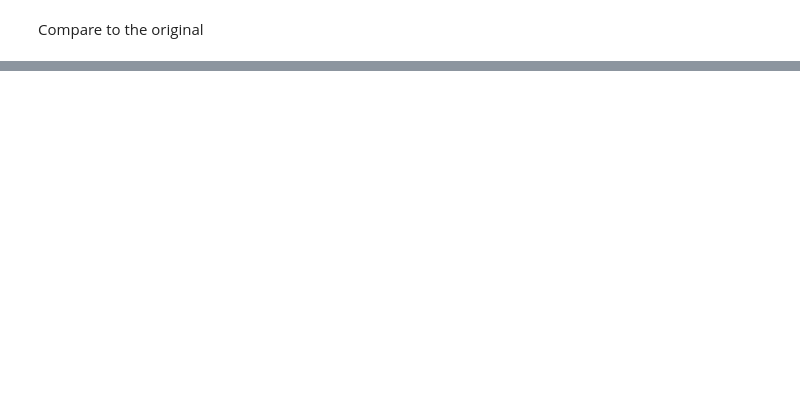
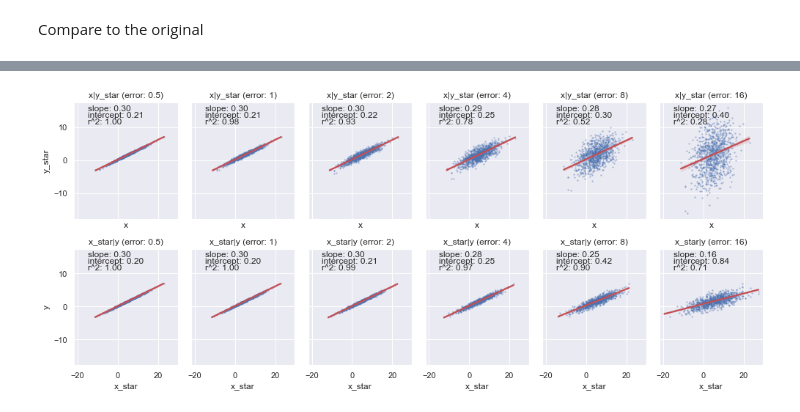
Before and after one commit to ciyer/intro-data-viz, a Jupyter notebook: sundry/Regression-Measurement-Error.ipynb, the cells around one changed output, grey strips where cells are left out. Cells and saved outputs as stored; diff of their text form; code cells hidden in the pictures; blank space fills up the shorter version.

Commit message:
Another take on the regression/error visualization

```diff
--- a/sundry/Regression-Measurement-Error.ipynb
+++ b/sundry/Regression-Measurement-Error.ipynb
@@ -91,0 +96,31 @@ plot_df(df, axs, (-5, 5, 0.5))
+# %%
+def noisy_df(noise_scale):
+    """Add noise as a function of the slope"""
+    np.random.seed(123)
+    n = 1000
+    x = scipy.stats.norm.rvs(5, 5, n)
+    a = 0.2
+    b = 0.3
+    sigma = b * noise_scale
+    y = scipy.stats.norm.rvs(a+b*x, 0.1, n)
+    y_star = scipy.stats.norm.rvs(a+b*x, sigma, n)
+    x_star = scipy.stats.norm.rvs(x, sigma, n)
+    df = pd.DataFrame({"x": x, "x_star": x_star, "y": y, "y_star": y_star})
+    return df
+
+
+def plot_noisy_df(df, axs, noise_scale, anno_anchor):
+    plot_pair(df, axs[0], "x", "y_star", f"x|y_star (error: {noise_scale})", anno_anchor)
+    plot_pair(df, axs[1], "x_star", "y", f"x_star|y (error: {noise_scale})", anno_anchor)
+# %%
+noise_scale = [0.5, 1, 2, 4, 8, 16]
+dfs = [noisy_df(noise) for noise in noise_scale]
+fig, axs = plt.subplots(2, len(dfs), sharex=True, sharey=True, figsize=(14, 6))
+for i, df in enumerate(dfs):
+    plot_noisy_df(df, [axs[0][i], axs[1][i]], noise_scale[i], (-15, 15, 2))
+    if i > 0:
+        axs[0][i].set_ylabel("")
+        axs[1][i].set_ylabel("")
+fig.tight_layout()
+# %% [output]
+[figure, added]
```
Also changed, not shown: parts of 3 cells of this notebook.
